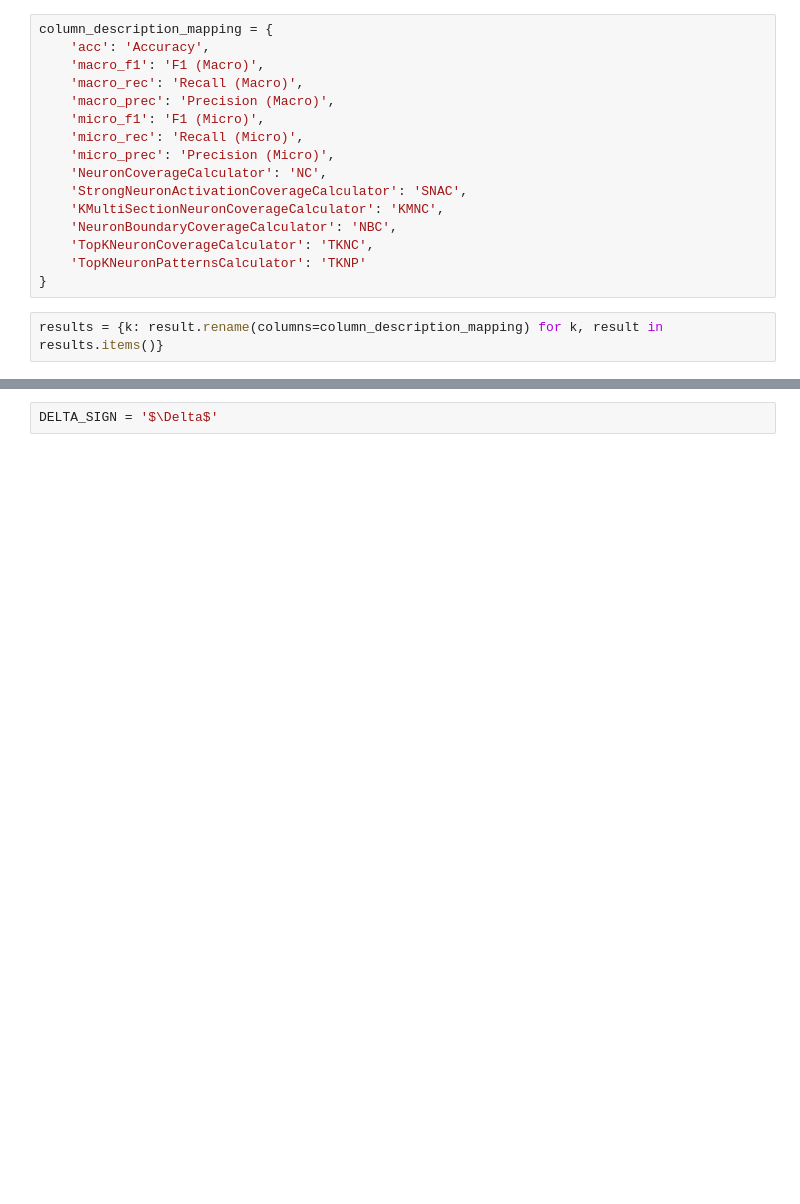
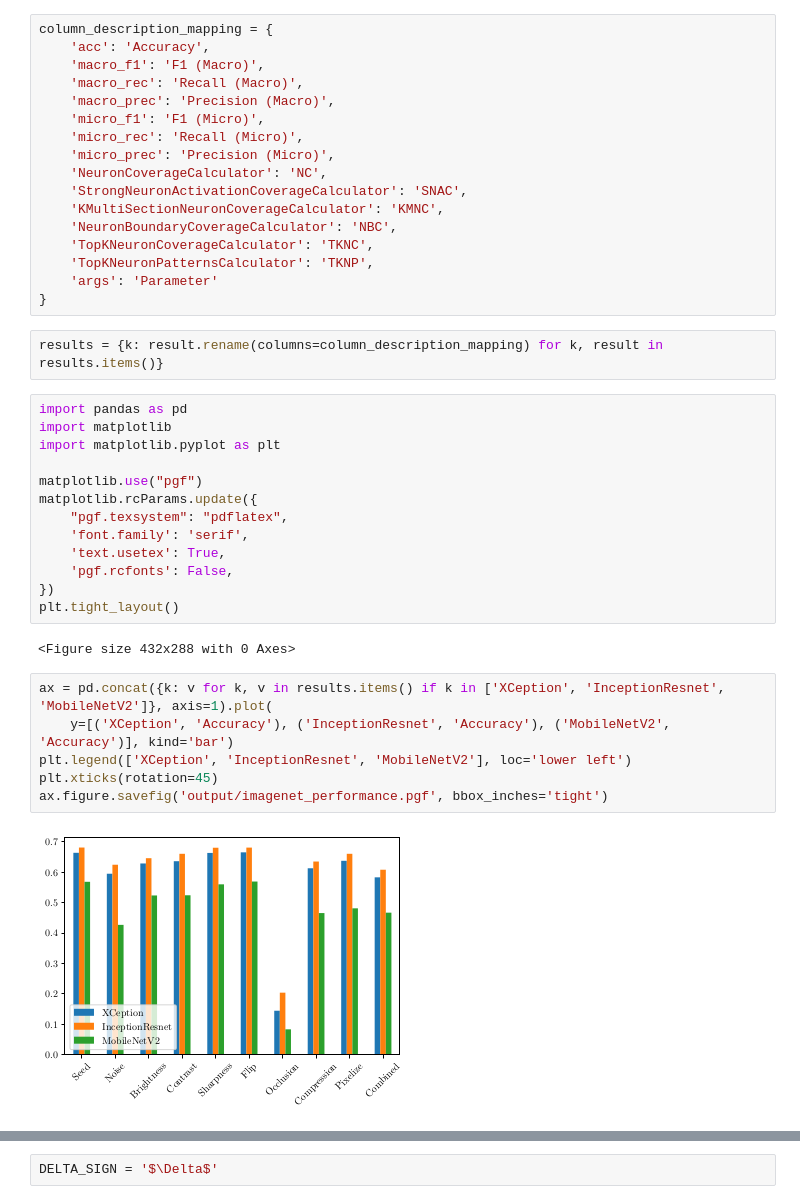
Before and after one commit to mlxyz/insynth, a Jupyter notebook: experiments/result_analysis.ipynb, the cells around one changed output, grey strips where cells are left out. Saved outputs shown, nothing was run; the diff lists cells and outputs as text; blank space fills up the shorter version.

```diff
--- a/experiments/result_analysis.ipynb
+++ b/experiments/result_analysis.ipynb
@@ -92,7 +113,31 @@ column_description_mapping = {
     'KMultiSectionNeuronCoverageCalculator': 'KMNC',
     'NeuronBoundaryCoverageCalculator': 'NBC',
     'TopKNeuronCoverageCalculator': 'TKNC',
-    'TopKNeuronPatternsCalculator': 'TKNP'
+    'TopKNeuronPatternsCalculator': 'TKNP',
+    'args': 'Parameter'
 }
 # %%
 results = {k: result.rename(columns=column_description_mapping) for k, result in results.items()}
+# %%
+import pandas as pd
+import matplotlib
+import matplotlib.pyplot as plt
+
+matplotlib.use("pgf")
+matplotlib.rcParams.update({
+    "pgf.texsystem": "pdflatex",
+    'font.family': 'serif',
+    'text.usetex': True,
+    'pgf.rcfonts': False,
+})
+plt.tight_layout()
+# %% [output]
+<Figure size 432x288 with 0 Axes>
+# %%
+ax = pd.concat({k: v for k, v in results.items() if k in ['XCeption', 'InceptionResnet', 'MobileNetV2']}, axis=1).plot(
+    y=[('XCeption', 'Accuracy'), ('InceptionResnet', 'Accuracy'), ('MobileNetV2', 'Accuracy')], kind='bar')
+plt.legend(['XCeption', 'InceptionResnet', 'MobileNetV2'], loc='lower left')
+plt.xticks(rotation=45)
+ax.figure.savefig('output/imagenet_performance.pgf', bbox_inches='tight')
+# %% [output]
+[figure, added]
```
Also changed, not shown: parts of 25 cells of this notebook, 8 other files.
